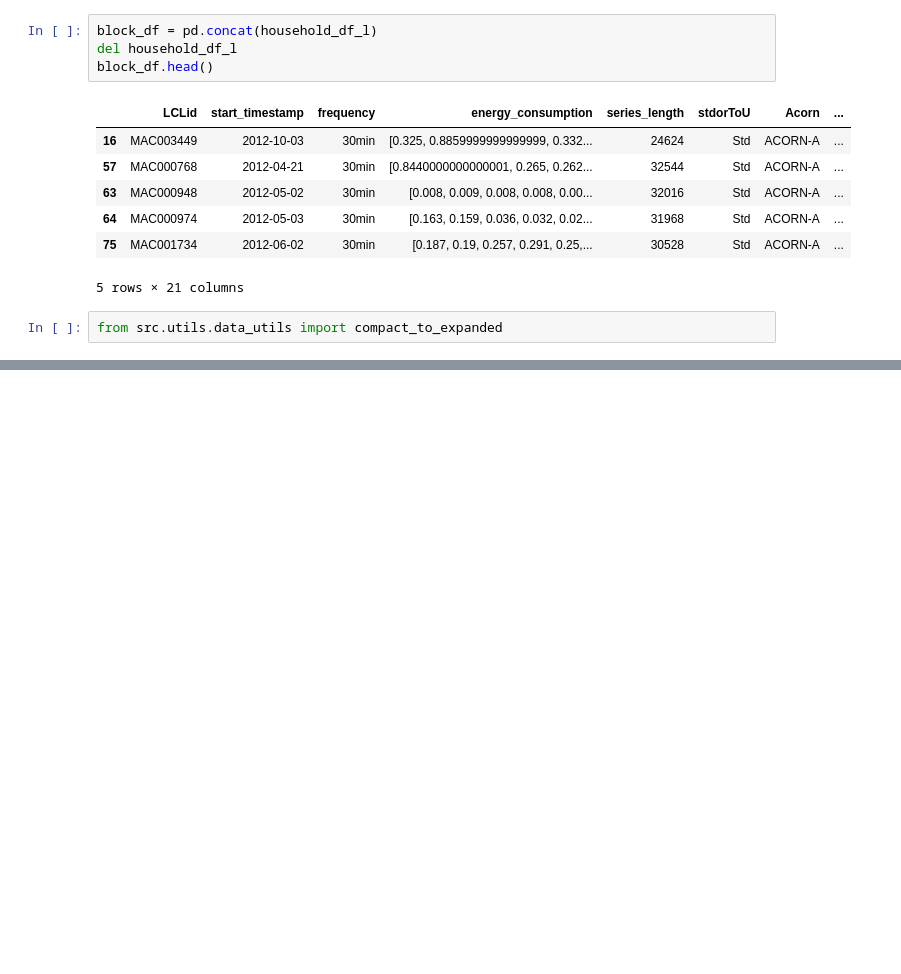
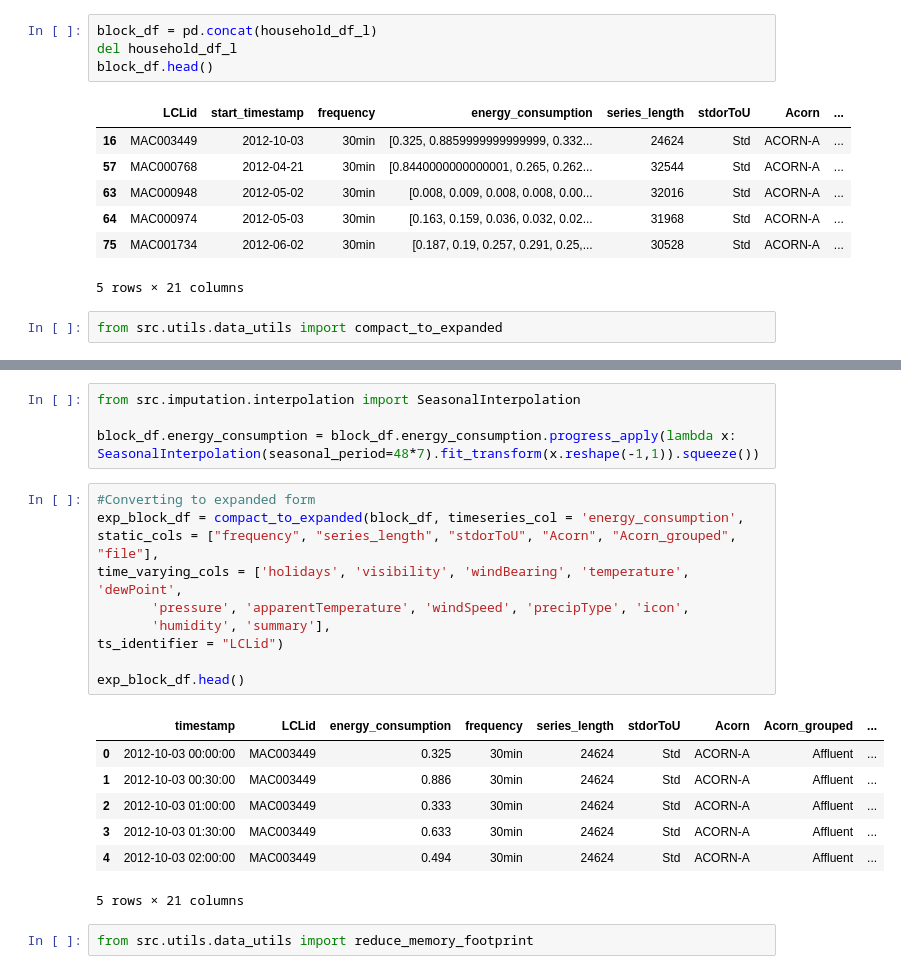
Before and after one commit to Sohampande/MTSF_Notes, a Jupyter notebook: notebooks/Chapter04/Chapter-4.ipynb, the cells around one changed output, grey strips where cells are left out. Cells and saved outputs as stored; diff of their text form; blank space fills up the shorter version.

```diff
--- a/notebooks/Chapter04/Chapter-4.ipynb
+++ b/notebooks/Chapter04/Chapter-4.ipynb
@@ -66,0 +148,24 @@ from src.utils.data_utils import compact_to_expanded
+# %%
+from src.imputation.interpolation import SeasonalInterpolation
+
+block_df.energy_consumption = block_df.energy_consumption.progress_apply(lambda x: SeasonalInterpolation(seasonal_period=48*7).fit_transform(x.reshape(-1,1)).squeeze())
+# %%
+#Converting to expanded form
+exp_block_df = compact_to_expanded(block_df, timeseries_col = 'energy_consumption',
+static_cols = ["frequency", "series_length", "stdorToU", "Acorn", "Acorn_grouped", "file"],
+time_varying_cols = ['holidays', 'visibility', 'windBearing', 'temperature', 'dewPoint',
+       'pressure', 'apparentTemperature', 'windSpeed', 'precipType', 'icon',
+       'humidity', 'summary'],
+ts_identifier = "LCLid")
+
+exp_block_df.head()
+# %% [output]
+|  | timestamp | LCLid | energy_consumption | frequency | series_length | stdorToU | Acorn | Acorn_grouped | ... |
+| 0 | 2012-10-03 00:00:00 | MAC003449 | 0.325 | 30min | 24624 | Std | ACORN-A | Affluent | ... |
+| 1 | 2012-10-03 00:30:00 | MAC003449 | 0.886 | 30min | 24624 | Std | ACORN-A | Affluent | ... |
+| 2 | 2012-10-03 01:00:00 | MAC003449 | 0.333 | 30min | 24624 | Std | ACORN-A | Affluent | ... |
+| 3 | 2012-10-03 01:30:00 | MAC003449 | 0.633 | 30min | 24624 | Std | ACORN-A | Affluent | ... |
+| 4 | 2012-10-03 02:00:00 | MAC003449 | 0.494 | 30min | 24624 | Std | ACORN-A | Affluent | ... |
+5 rows × 21 columns
+# %%
+from src.utils.data_utils import reduce_memory_footprint
```
Also changed, not shown: parts of 13 cells of this notebook, 2 other files.
